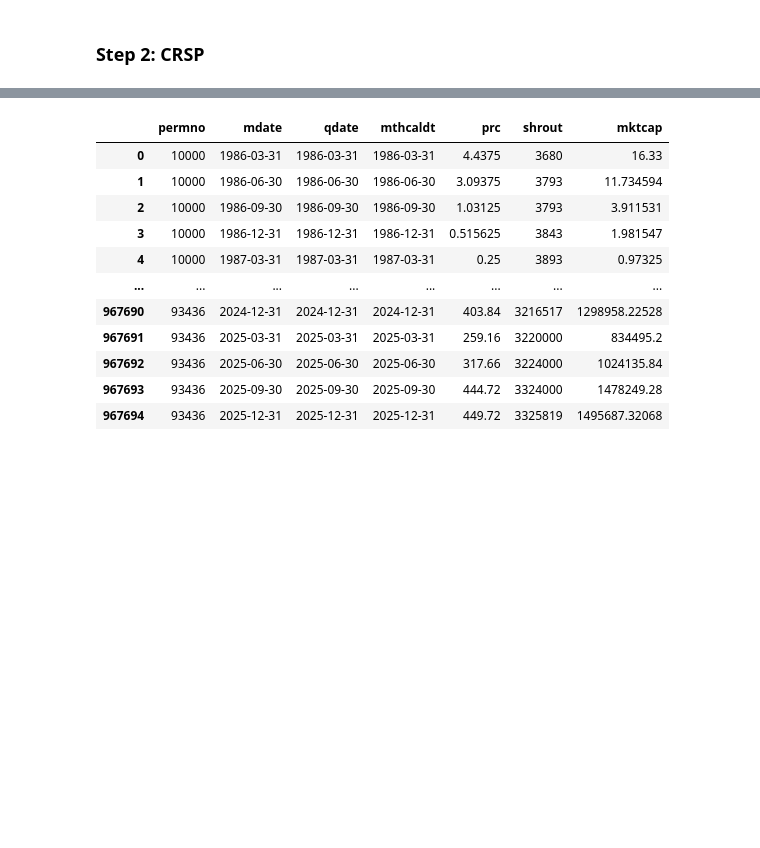
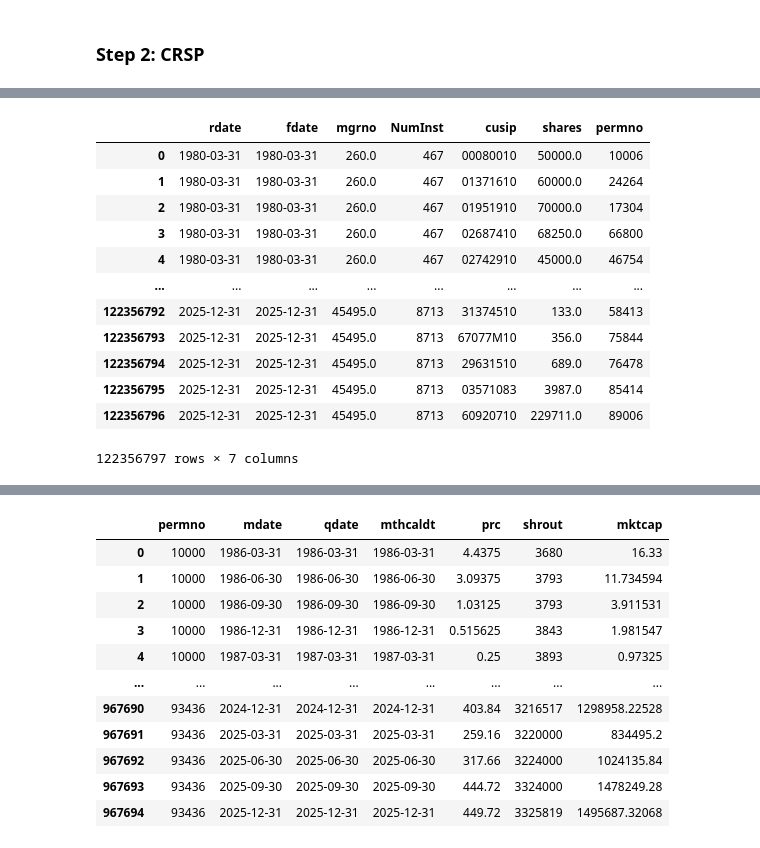
Before and after one commit to rongwang0824/Prepare-Data-for-Asset-Pricing-Projects, a Jupyter notebook: Institutional_Holdings/LSEG_13f_holdings.ipynb, the cells around one changed output, grey strips where cells are left out. Drawn from its saved outputs; the diff is of its cells as text; code cells hidden in the pictures; blank space fills up the shorter version.

```diff
--- a/Institutional_Holdings/LSEG_13f_holdings.ipynb
+++ b/Institutional_Holdings/LSEG_13f_holdings.ipynb
@@ -195,0 +286,10 @@ holdings_v2
+# %%
+%%time
+# Append valid duplicated obs back to the dataset
+dup_valid = dup_valid.drop(columns=['r_quarter', 'end_quarter', 'eligible'])
+holdings_v2 = pd.concat([holdings_v2.loc[~duptag], dup_valid], ignore_index=True)
+
+# Drop start/end dates
+holdings_v2 = holdings_v2.drop(columns=['namedt','nameenddt'])
+holdings_v2
+# %% [output]
@@ -195,0 +298,13 @@ holdings_v2
+|  | rdate | fdate | mgrno | NumInst | cusip | shares | permno |
+| 0 | 1980-03-31 | 1980-03-31 | 260.0 | 467 | 00080010 | 50000.0 | 10006 |
+| 1 | 1980-03-31 | 1980-03-31 | 260.0 | 467 | 01371610 | 60000.0 | 24264 |
+| 2 | 1980-03-31 | 1980-03-31 | 260.0 | 467 | 01951910 | 70000.0 | 17304 |
+| 3 | 1980-03-31 | 1980-03-31 | 260.0 | 467 | 02687410 | 68250.0 | 66800 |
+| 4 | 1980-03-31 | 1980-03-31 | 260.0 | 467 | 02742910 | 45000.0 | 46754 |
+| ... | ... | ... | ... | ... | ... | ... | ... |
+| 122356792 | 2025-12-31 | 2025-12-31 | 45495.0 | 8713 | 31374510 | 133.0 | 58413 |
+| 122356793 | 2025-12-31 | 2025-12-31 | 45495.0 | 8713 | 67077M10 | 356.0 | 75844 |
+| 122356794 | 2025-12-31 | 2025-12-31 | 45495.0 | 8713 | 29631510 | 689.0 | 76478 |
+| 122356795 | 2025-12-31 | 2025-12-31 | 45495.0 | 8713 | 03571083 | 3987.0 | 85414 |
+| 122356796 | 2025-12-31 | 2025-12-31 | 45495.0 | 8713 | 60920710 | 229711.0 | 89006 |
+122356797 rows × 7 columns
```
Also changed, not shown: parts of 16 cells of this notebook, 2 other files.
